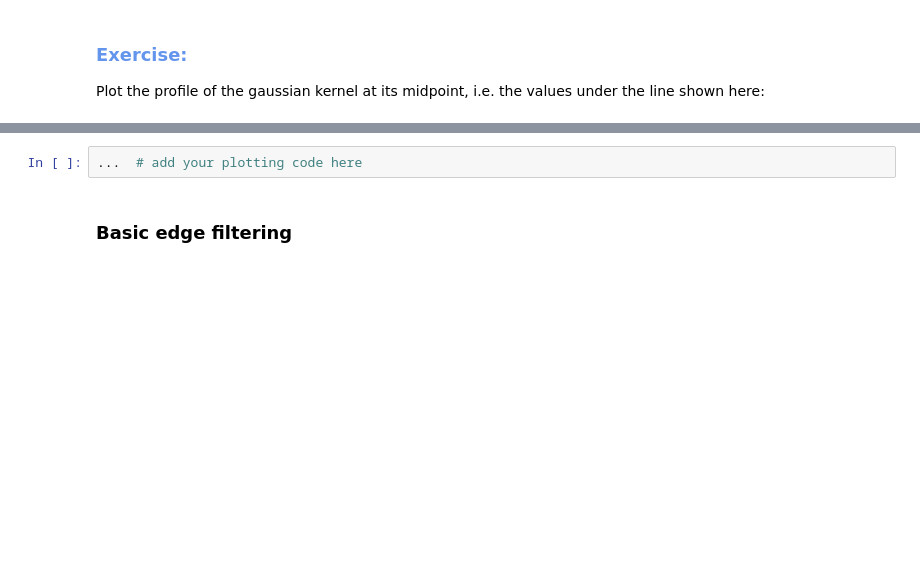
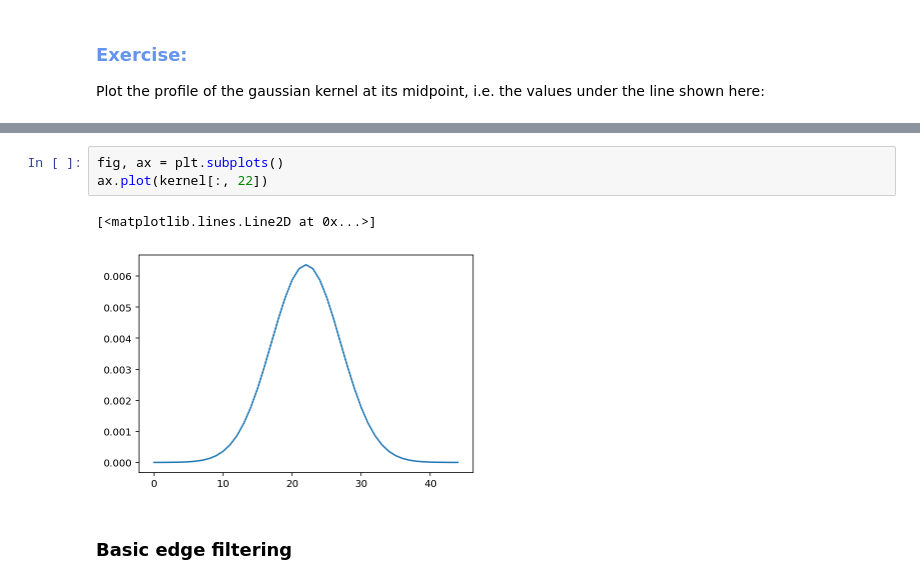
Before and after one commit to sofroniewn/tutorial-scipy2021-bioimage-analysis-fundamentals, a Jupyter notebook: lectures/1_image_filters.ipynb, the cells around one changed output, grey strips where cells are left out. Cells and saved outputs as stored; diff of their text form; blank space fills up the shorter version.

```diff
--- a/lectures/1_image_filters.ipynb
+++ b/lectures/1_image_filters.ipynb
@@ -498,5 +588,9 @@ ax.set_ylim((sidelen - 1, 0))
-# %%
-...  # add your plotting code here
+# %%
+fig, ax = plt.subplots()
+ax.plot(kernel[:, 22])
+# %% [output]
+[<matplotlib.lines.Line2D at 0x...>]
+[figure, added]
 # %% [markdown]
 ### Basic edge filtering
 # %% [markdown]
```
Also changed, not shown: parts of 42 cells of this notebook, 10 other files.
